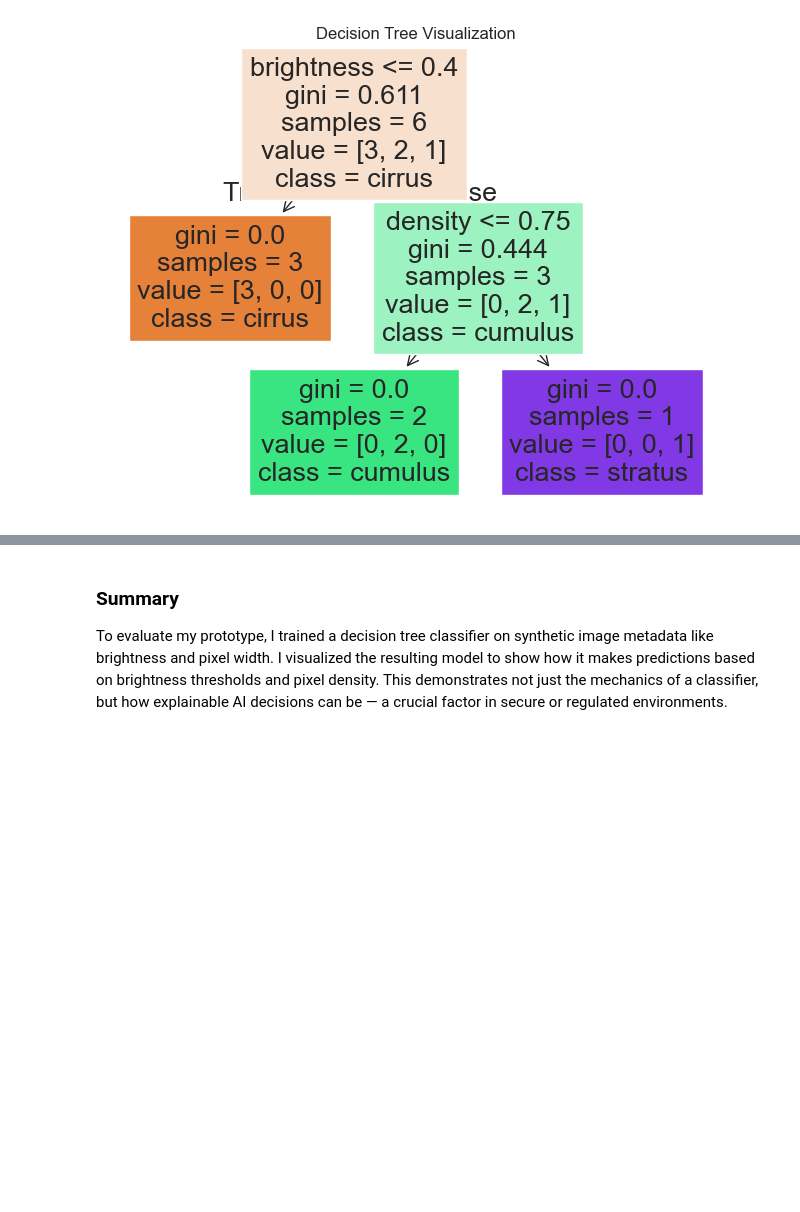
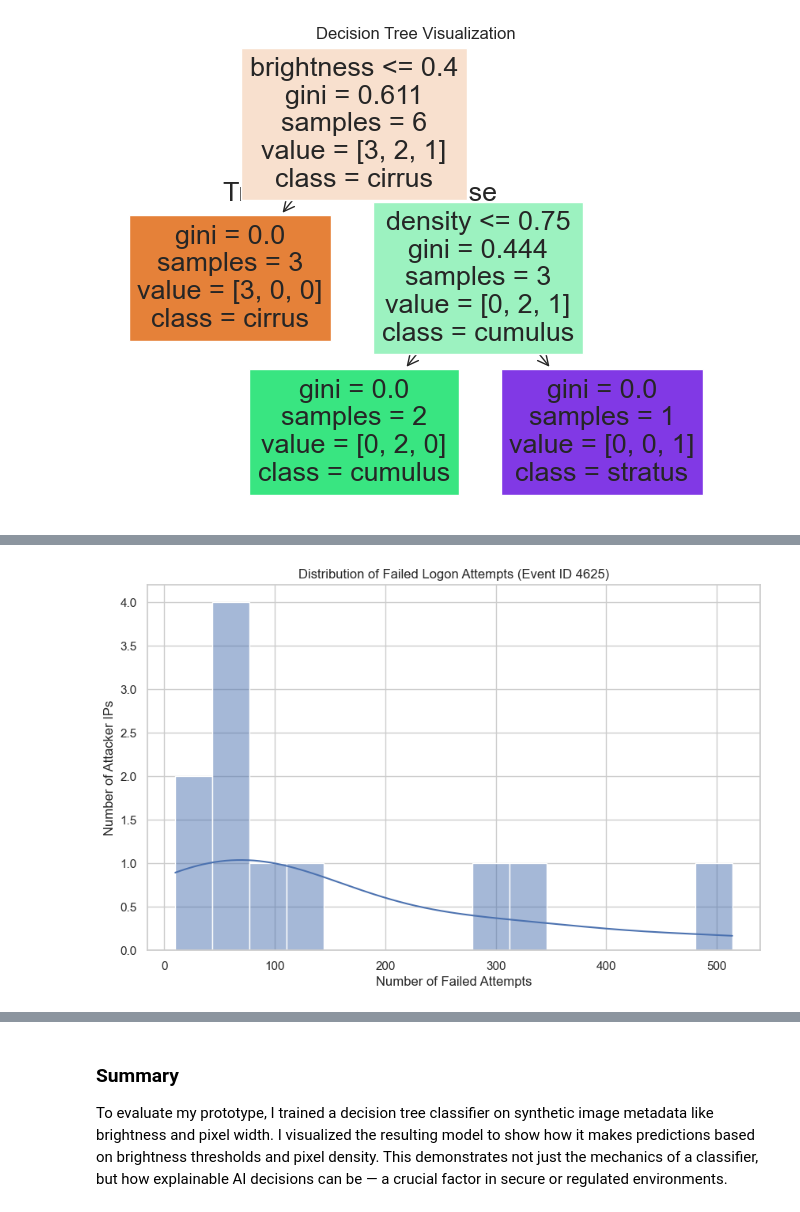
Before and after one commit to tristach/rakuten-ML-cloud-cover, a Jupyter notebook: notebooks/rakuten-ml-prototype.ipynb, the cells around one changed output, grey strips where cells are left out. Drawn from its saved outputs; the diff is of its cells as text; code cells hidden in the pictures; blank space fills up the shorter version.

Commit message:
Added Sentinel classifier and visualizations

```diff
--- a/notebooks/rakuten-ml-prototype.ipynb
+++ b/notebooks/rakuten-ml-prototype.ipynb
@@ -200,3 +200,6 @@ plt.title("Decision Tree Visualization")
 plt.show()
 # %% [output]
 [figure]
+# %%
+df = pd.read_csv("data/query_data.csv")
+df.head()
@@ -202,0 +213,14 @@ plt.show()
+# %%
+import matplotlib.pyplot as plt
+import seaborn as sns
+
+# Plot distribution of failure counts
+plt.figure(figsize=(10, 6))
+sns.histplot(df['FailureCount'], bins=15, kde=True)
+plt.title("Distribution of Failed Logon Attempts (Event ID 4625)")
+plt.xlabel("Number of Failed Attempts")
+plt.ylabel("Number of Attacker IPs")
+plt.grid(True)
+plt.show()
+# %% [output]
+[figure, added]
```
Also changed, not shown: parts of 3 cells of this notebook, 1 other file.
